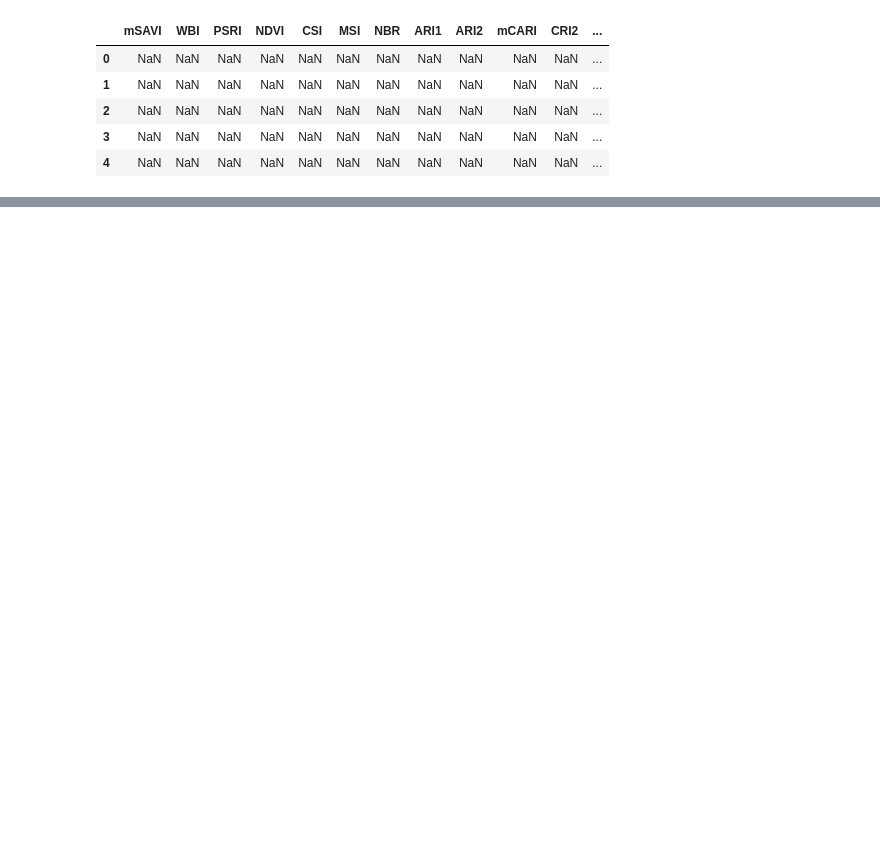
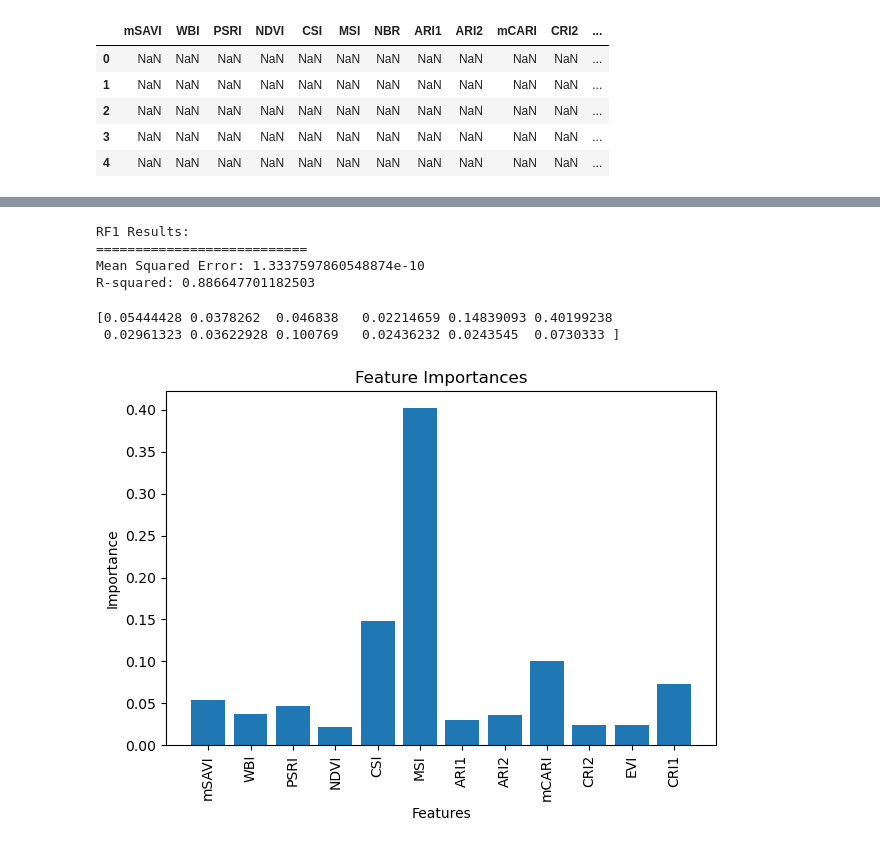
Before and after one commit to philhilt96/forest_fire_regrowth_analysis, a Jupyter notebook: main.ipynb, the cells around one changed output, grey strips where cells are left out. Cells and saved outputs as stored; diff of their text form; code cells hidden in the pictures; blank space fills up the shorter version.

```diff
--- a/main.ipynb
+++ b/main.ipynb
@@ -246,0 +325,69 @@ R-squared: 0.8857448773089194
+# %%
+# Train first model RF1
+
+num_trees = 200
+# Split the data into features (X) and label (y)
+X_1 = df_copy[['mSAVI', 'WBI', 'PSRI', 'NDVI', 'CSI', 'MSI', 'ARI1', 'ARI2', 'mCARI', 'CRI2', 'EVI', 'CRI1']]
+y = df_copy['NBR']
+
+# Drop rows with missing values in both X1 and y
+combined_df = X_1.copy()
+combined_df['NBR'] = y
+combined_df.dropna(inplace=True)
+X_1 = combined_df.drop('NBR', axis=1)
+y_1 = combined_df['NBR']
+
+# Split the data into training and testing sets
+X_train, X_test, y_train, y_test = train_test_split(X_1, y_1, test_size=0.2, random_state=42)
+
+# Create the SimpleImputer to handle missing values (NaN)
+imputer = SimpleImputer(strategy='mean')
+
+# Fit the imputer on the training set and transform both training and testing sets
+X_train_imputed = imputer.fit_transform(X_train)
+X_test_imputed = imputer.transform(X_test)
+
+# Create the Random Forest regressor
+rf1 = RandomForestRegressor(n_estimators=num_trees, max_features='sqrt')
+
+# Train the model
+rf1.fit(X_train_imputed, y_train)
+
+# Predict on the test set
+y_pred = rf1.predict(X_test_imputed)
+
+# Evaluate the model
+mse = mean_squared_error(y_test, y_pred)
+r2 = r2_score(y_test, y_pred)
+
+print("RF1 Results: ")
+print("===========================")
+print(f"Mean Squared Error: {mse}")
+print(f"R-squared: {r2}")
+# %% [output]
+RF1 Results:
+===========================
+Mean Squared Error: 1.3337597860548874e-10
+R-squared: 0.886647701182503
+# %%
+# calculate feature importances
+start_time = time.time()
+importances = rf1.feature_importances_
+std = np.std([tree.feature_importances_ for tree in rf1.estimators_], axis=0)
+elapsed_time = time.time() - start_time
+feature_names = X_1.columns.tolist()
+# %%
+# Create a histogram
+plt.bar(range(len(importances)), importances)
+plt.xticks(range(len(importances)), feature_names, rotation='vertical')
+plt.xlabel('Features')
+plt.ylabel('Importance')
+plt.title('Feature Importances')
+plt.tight_layout()
+print(importances)
+# Show the plot
+plt.show()
+# %% [output]
+[0.05444428 0.0378262  0.046838   0.02214659 0.14839093 0.40199238
+ 0.02961323 0.03622928 0.100769   0.02436232 0.0243545  0.0730333 ]
+[figure, added]
```
Also changed, not shown: parts of 9 cells of this notebook.
